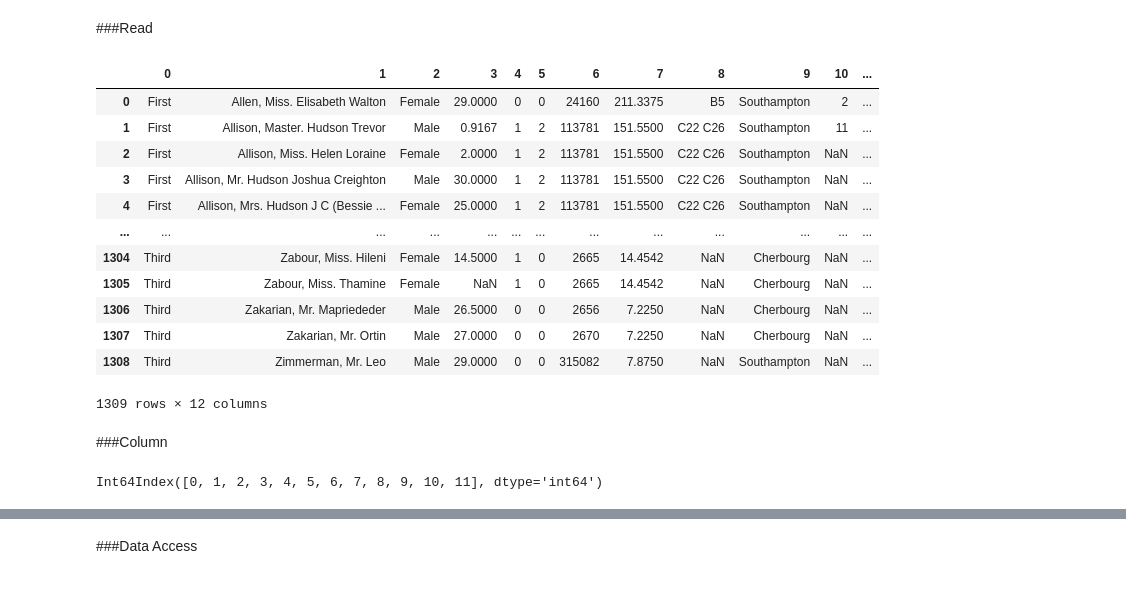
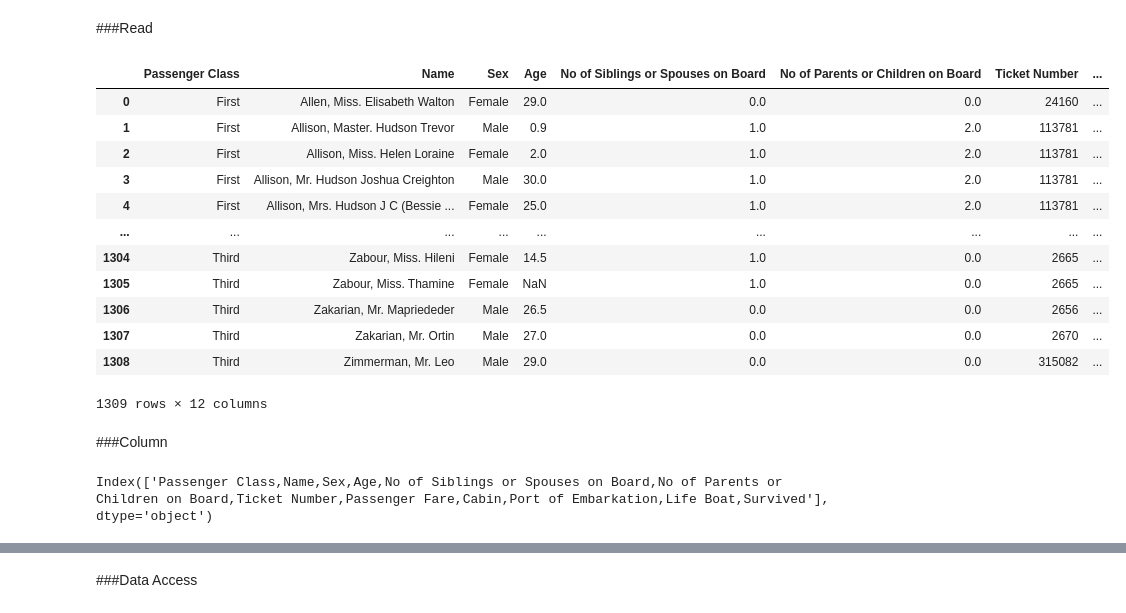
Before and after one commit to Endistic/DW, a Jupyter notebook: Hello_World.ipynb, the cells around one changed output, grey strips where cells are left out. Saved outputs shown, nothing was run; the diff lists cells and outputs as text; code cells hidden in the pictures.

```diff
--- a/Hello_World.ipynb
+++ b/Hello_World.ipynb
@@ -400,25 +415,25 @@ import pandas as pd
 # %% [markdown]
 ###Read
 # %%
-df = pd.read_csv('https://raw.githubusercontent.com/Endistic/DW/master/Tinanic.csv',delimiter = ";" ,header = None)
+df = pd.read_csv('https://raw.githubusercontent.com/Endistic/DW/master/titanics.csv')
 df
 # %% [output]
-|  | 0 | 1 | 2 | 3 | 4 | 5 | 6 | 7 | 8 | 9 | 10 | ... |
-| 0 | First | Allen, Miss. Elisabeth Walton | Female | 29.0000 | 0 | 0 | 24160 | 211.3375 | B5 | Southampton | 2 | ... |
-| 1 | First | Allison, Master. Hudson Trevor | Male | 0.9167 | 1 | 2 | 113781 | 151.5500 | C22 C26 | Southampton | 11 | ... |
-| 2 | First | Allison, Miss. Helen Loraine | Female | 2.0000 | 1 | 2 | 113781 | 151.5500 | C22 C26 | Southampton | NaN | ... |
-| 3 | First | Allison, Mr. Hudson Joshua Creighton | Male | 30.0000 | 1 | 2 | 113781 | 151.5500 | C22 C26 | Southampton | NaN | ... |
-| 4 | First | Allison, Mrs. Hudson J C (Bessie ... | Female | 25.0000 | 1 | 2 | 113781 | 151.5500 | C22 C26 | Southampton | NaN | ... |
-| ... | ... | ... | ... | ... | ... | ... | ... | ... | ... | ... | ... | ... |
-| 1304 | Third | Zabour, Miss. Hileni | Female | 14.5000 | 1 | 0 | 2665 | 14.4542 | NaN | Cherbourg | NaN | ... |
-| 1305 | Third | Zabour, Miss. Thamine | Female | NaN | 1 | 0 | 2665 | 14.4542 | NaN | Cherbourg | NaN | ... |
-| 1306 | Third | Zakarian, Mr. Mapriededer | Male | 26.5000 | 0 | 0 | 2656 | 7.2250 | NaN | Cherbourg | NaN | ... |
-| 1307 | Third | Zakarian, Mr. Ortin | Male | 27.0000 | 0 | 0 | 2670 | 7.2250 | NaN | Cherbourg | NaN | ... |
-| 1308 | Third | Zimmerman, Mr. Leo | Male | 29.0000 | 0 | 0 | 315082 | 7.8750 | NaN | Southampton | NaN | ... |
+|  | Passenger Class | Name | Sex | Age | No of Siblings or Spouses on Board | No of Parents or Children on Board | Ticket Number | ... |
+| 0 | First | Allen, Miss. Elisabeth Walton | Female | 29.0 | 0.0 | 0.0 | 24160 | ... |
+| 1 | First | Allison, Master. Hudson Trevor | Male | 0.9 | 1.0 | 2.0 | 113781 | ... |
+| 2 | First | Allison, Miss. Helen Loraine | Female | 2.0 | 1.0 | 2.0 | 113781 | ... |
+| 3 | First | Allison, Mr. Hudson Joshua Creighton | Male | 30.0 | 1.0 | 2.0 | 113781 | ... |
+| 4 | First | Allison, Mrs. Hudson J C (Bessie ... | Female | 25.0 | 1.0 | 2.0 | 113781 | ... |
+| ... | ... | ... | ... | ... | ... | ... | ... | ... |
+| 1304 | Third | Zabour, Miss. Hileni | Female | 14.5 | 1.0 | 0.0 | 2665 | ... |
+| 1305 | Third | Zabour, Miss. Thamine | Female | NaN | 1.0 | 0.0 | 2665 | ... |
+| 1306 | Third | Zakarian, Mr. Mapriededer | Male | 26.5 | 0.0 | 0.0 | 2656 | ... |
+| 1307 | Third | Zakarian, Mr. Ortin | Male | 27.0 | 0.0 | 0.0 | 2670 | ... |
+| 1308 | Third | Zimmerman, Mr. Leo | Male | 29.0 | 0.0 | 0.0 | 315082 | ... |
 1309 rows × 12 columns
 # %% [markdown]
 ###Column
 # %%
 df.columns
 # %% [output]
-Int64Index([0, 1, 2, 3, 4, 5, 6, 7, 8, 9, 10, 11], dtype='int64')
+Index(['Passenger Class,Name,Sex,Age,No of Siblings or Spouses on Board,No of Parents or Children on Board,Ticket Number,Passenger Fare,Cabin,Port of Embarkation,Life Boat,Survived'], dtype='object')
```
Also changed, not shown: parts of 23 cells of this notebook.
